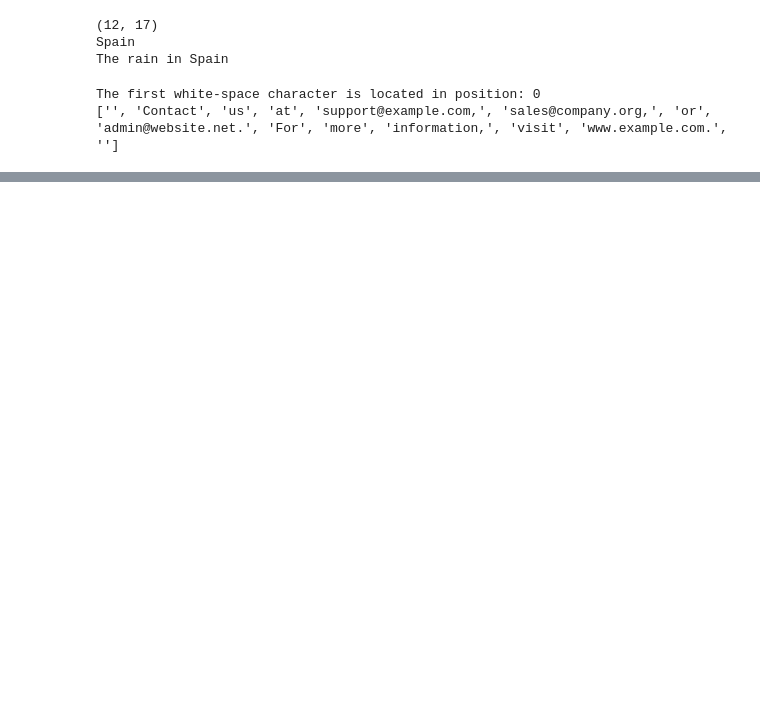
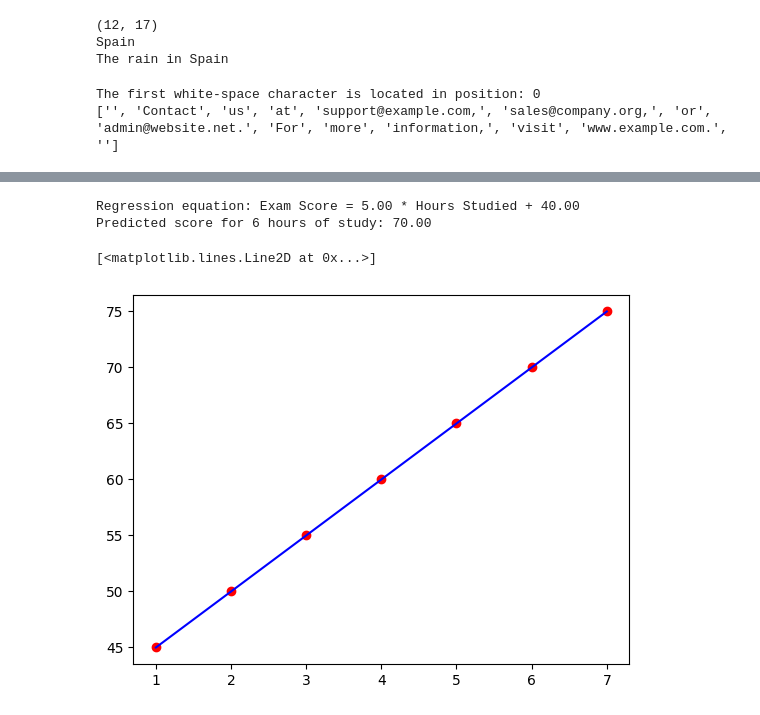
Before and after one commit to xoAyus/Python-for-Data-Science, a Jupyter notebook: Unit_2_PDS.ipynb, the cells around one changed output, grey strips where cells are left out. Saved outputs shown, nothing was run; the diff lists cells and outputs as text; code cells hidden in the pictures; blank space fills up the shorter version.

```diff
--- a/Unit_2_PDS.ipynb
+++ b/Unit_2_PDS.ipynb
@@ -71,0 +130,16 @@ The first white-space character is located in position: 0
+# %%
+import json
+data="""
+{
+  "name": "Ayush",
+  "id": "RA2211042010020",
+  "degree": "B.Tech",
+  "branch": "CSBS",
+  "year": "3rd",
+  "semester": "5th",
+  "subjects": ["FLA", "CN", "IP", "BS", "Python", "MWCS", "IAF", "CC"]
+}"""
+print(data)
+data2=json.loads(data)
+print(data2)
+print(data2['subjects'])
@@ -71,0 +188,3 @@ The first white-space character is located in position: 0
+# %%
+with open("employee.json","w") as f:
+  json.dump(employee_dict,f)
@@ -71,0 +239,20 @@ The first white-space character is located in position: 0
+# %%
+import numpy as np
+import matplotlib.pyplot as plt
+from sklearn.linear_model import LinearRegression
+hours_studied=np.array([1,2,3,4,5,6,7]).reshape(-1,1)
+exam_scores=np.array([45,50,55,60,65,70,75])
+model=LinearRegression()
+model.fit(hours_studied,exam_scores)
+m=model.coef_[0]
+c=model.intercept_
+print(f"Regression equation: Exam Score = {m:.2f} * Hours Studied + {c:.2f}")
+predicted_score=model.predict([[6]])
+print(f"Predicted score for 6 hours of study: {predicted_score[0]:.2f}")
+plt.scatter(hours_studied,exam_scores,color="red")
+plt.plot(hours_studied,model.predict(hours_studied),color="blue")
+# %% [output]
+Regression equation: Exam Score = 5.00 * Hours Studied + 40.00
+Predicted score for 6 hours of study: 70.00
+[<matplotlib.lines.Line2D at 0x...>]
+[figure, added]
```
Also changed, not shown: parts of 20 cells of this notebook.
